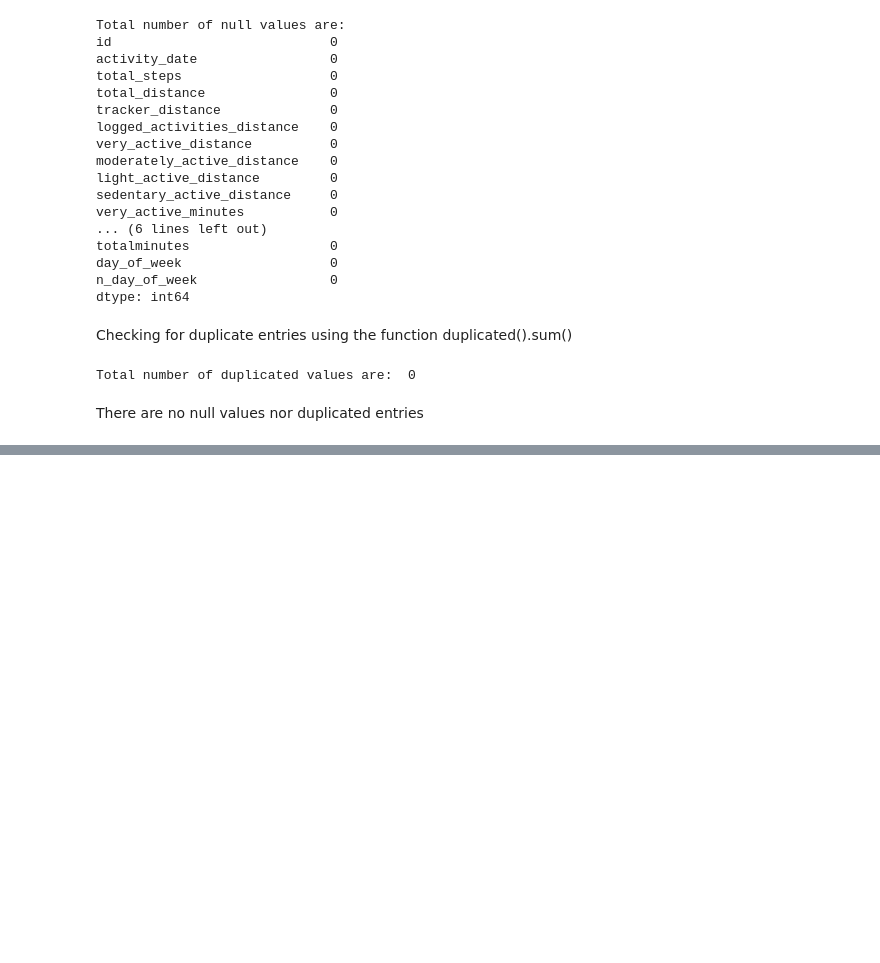
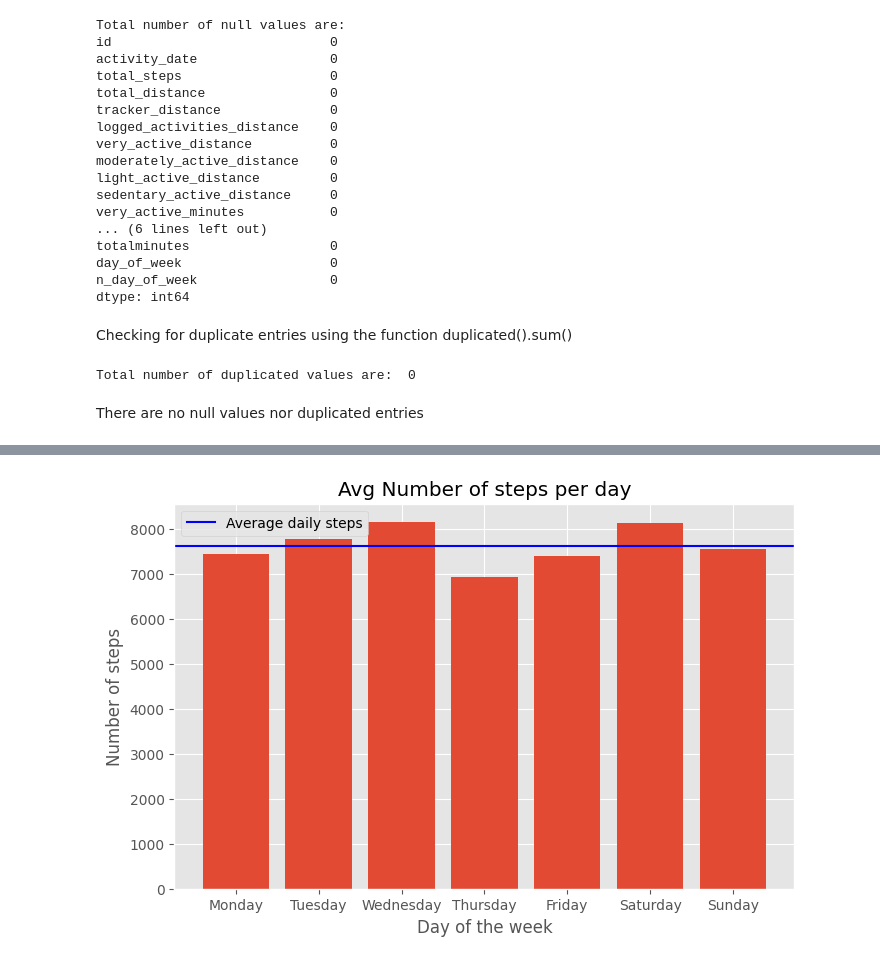
Before and after one commit to MenakaRajendran/PortfolioProjects, a Jupyter notebook: Google_Certification_Bellabeat_Capstone.ipynb, the cells around one changed output, grey strips where cells are left out. Cells and saved outputs as stored; diff of their text form; code cells hidden in the pictures; blank space fills up the shorter version.

```diff
--- a/Google_Certification_Bellabeat_Capstone.ipynb
+++ b/Google_Certification_Bellabeat_Capstone.ipynb
@@ -402,0 +561,22 @@ df_sub.head(3)
+# %%
+#average steps per day
+
+day_of_week = ['Monday','Tuesday','Wednesday','Thursday', 'Friday','Saturday','Sunday']
+fig, ax = plt.subplots(1,1,figsize=(8,5))
+day_grp = df.groupby(['day_of_week'])
+avg_daily_steps= day_grp['total_steps'].mean()
+avg_steps = df['total_steps'].mean()
+
+plt.bar(avg_daily_steps.index,avg_daily_steps)
+
+ax.set_xticks(range(len(day_of_week)))
+ax.set_xticklabels(day_of_week)
+ax.axhline(y=avg_daily_steps.mean(),color='blue', label='Average daily steps')
+
+ax.set_ylabel('Number of steps')
+ax.set_xlabel('Day of the week')
+ax.set_title('Avg Number of steps per day')
+plt.legend()
+plt.show()
+# %% [output]
+[figure, added]
```
Also changed, not shown: parts of 16 cells of this notebook.
